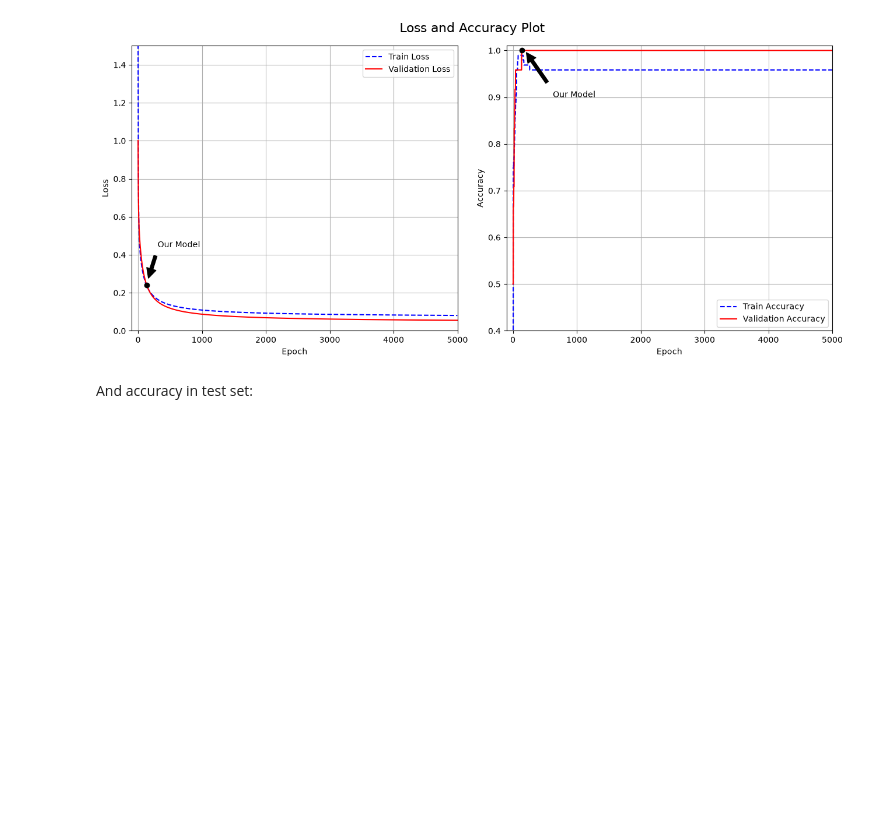
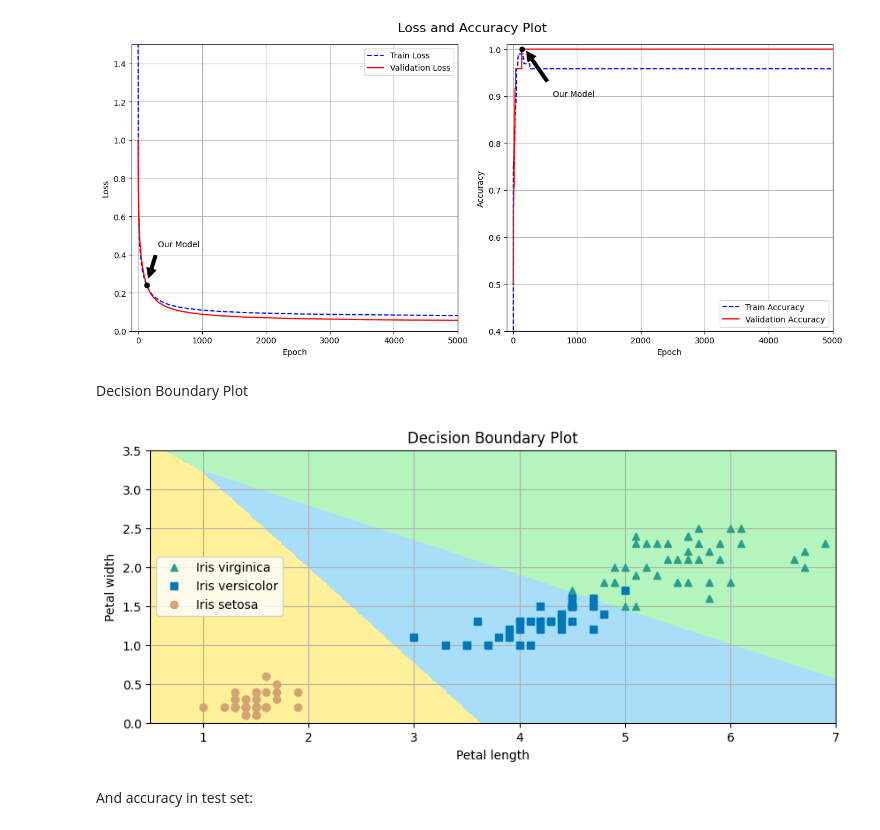
Before and after one commit to neckpuck/softmax_regression_from_scratch, a Jupyter notebook: notebook/softmax_regression.ipynb, the cells around one changed output. Saved outputs shown, nothing was run; the diff lists cells and outputs as text; code cells hidden in the pictures; blank space fills up the shorter version.

Commit message:
Added decision boundary plot

```diff
--- a/notebook/softmax_regression.ipynb
+++ b/notebook/softmax_regression.ipynb
@@ -69,6 +69,7 @@ X = X[shuffle, :]
 y = y[shuffle]
 
 X_train, y_train = X[:len_train], y[:len_train]
+X_train_before_scaling = X_train.copy()
 X_test, y_test = X[len_train:], y[len_train:]
 
 X_train.shape, y_train.shape, X_test.shape, y_test.shape
@@ -307,5 +309,37 @@ plt.suptitle("Loss and Accuracy Plot", fontsize=16);
 # %% [output]
 [figure]
+# %% [markdown]
+Decision Boundary Plot
+# %%
+from matplotlib.colors import ListedColormap
+
+custom_cmap = ListedColormap(["#FFF099", "#A9DEF9", "#B3F5BC"])
+
+x0, x1 = np.meshgrid(np.linspace(0, 8, 500).reshape(-1, 1),
+                    np.linspace(0, 3.5, 200).reshape(-1, 1))
+X_new = np.c_[np.ones(100_000), x0.ravel(), x1.ravel()]
+X_new[:, 1:] = (X_new[:, 1:] - mean_X_train) / std_X_train
+
+y_scores = X_new @ best_matrix_weight.T
+y_predict = np.argmax(y_scores, axis=1)
+
+zz = y_predict.reshape(x0.shape)
+
+plt.figure(figsize=(10, 4))
+plt.plot(X_train_before_scaling[y_train == 2, 1], X_train_before_scaling[y_train == 2, 2], color="#2A9D8F", marker="^", linestyle="", label="Iris virginica")
+plt.plot(X_train_before_scaling[y_train == 1, 1], X_train_before_scaling[y_train == 1, 2], color="#0077B6", marker="s", linestyle="", label="Iris versicolor")
+plt.plot(X_train_before_scaling[y_train == 0, 1], X_train_before_scaling[y_train == 0, 2], color="#D4A373", marker="o", linestyle="", label="Iris setosa")
+
+plt.contourf(x0, x1, zz, cmap=custom_cmap)
+plt.xlabel("Petal length")
+plt.ylabel("Petal width")
+plt.title("Decision Boundary Plot")
+plt.axis([0.5, 7, 0, 3.5])
+plt.legend(loc="center left")
+plt.grid()
+plt.show()
+# %% [output]
+[figure, added]
 # %% [markdown]
 And accuracy in test set:
 # %%
```
Also changed, not shown: parts of 1 cell of this notebook.
